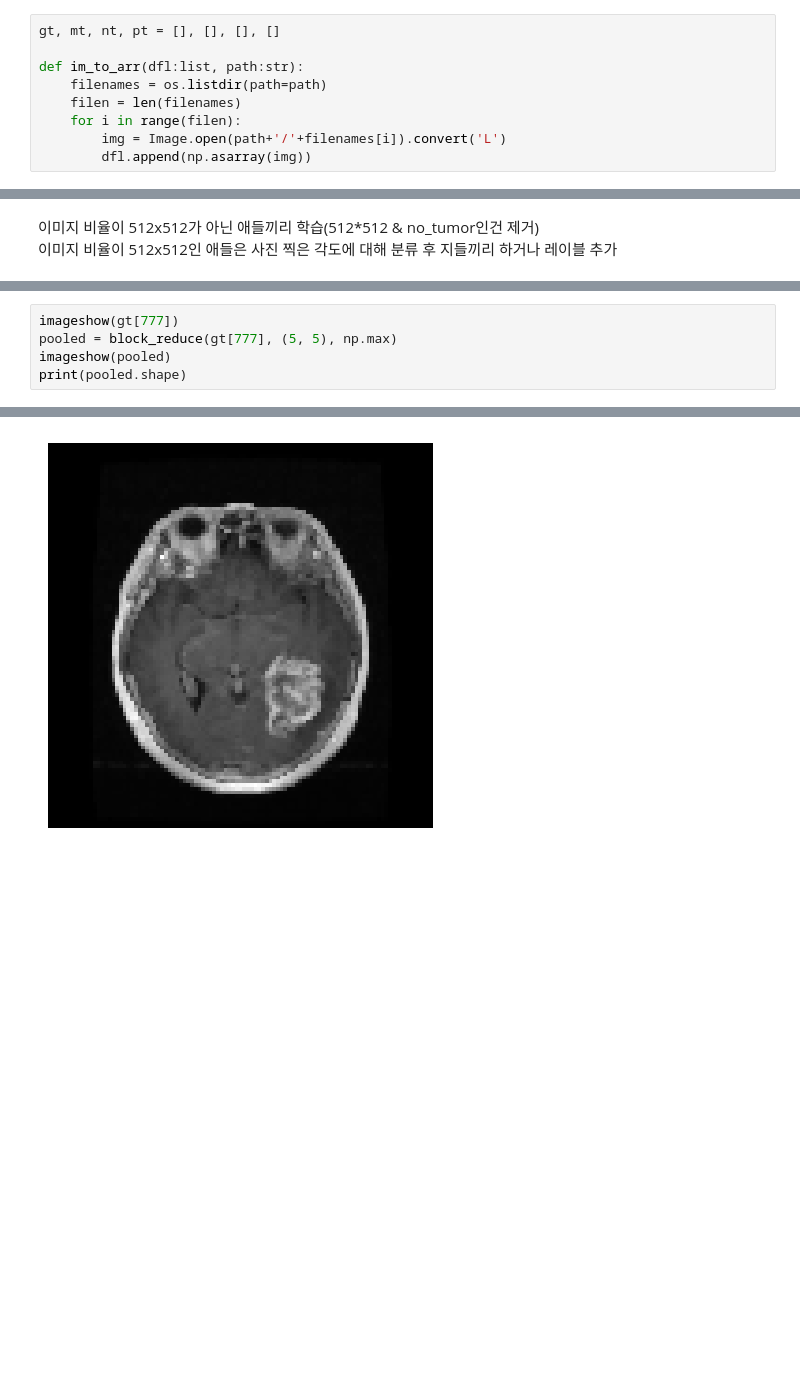
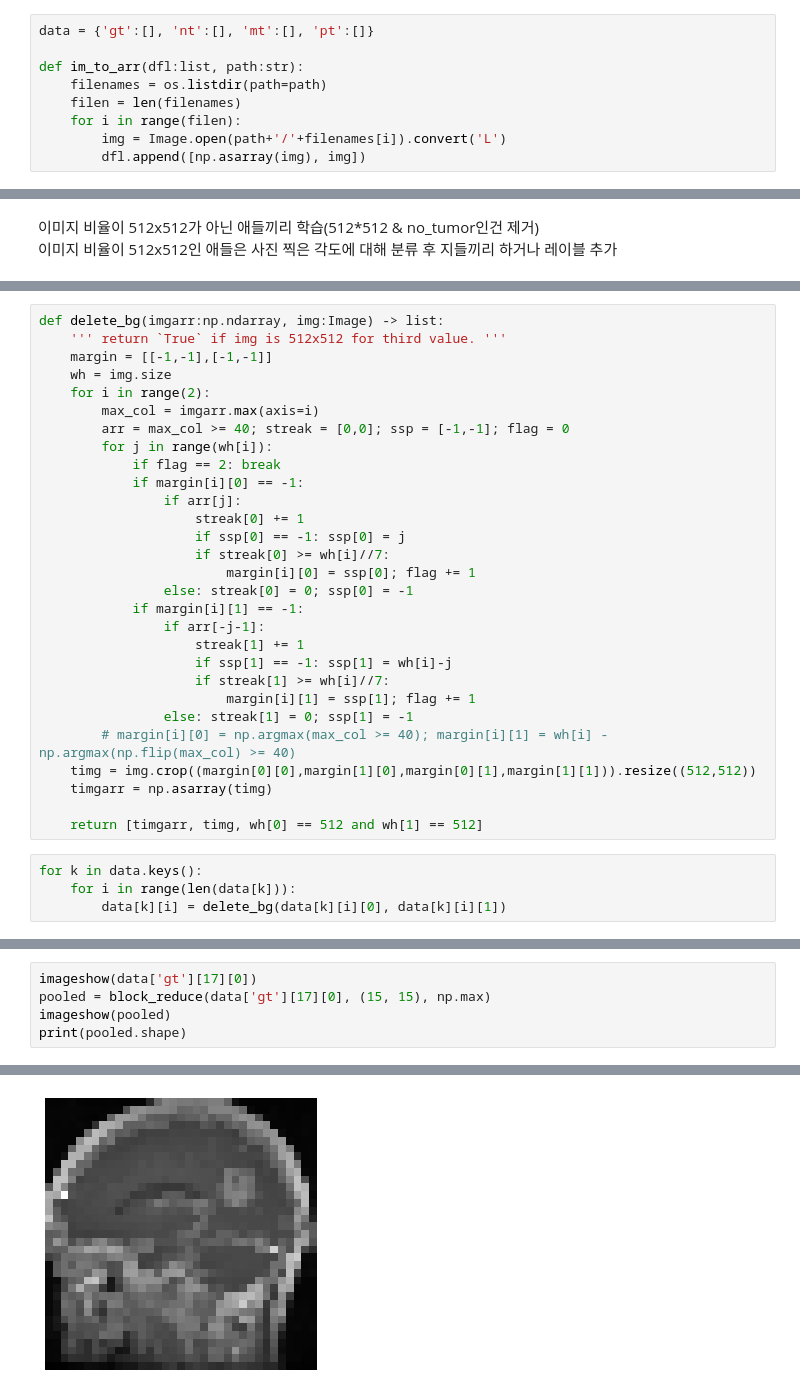
Before and after one commit to naniri04/Ossw_Final, a Jupyter notebook: main.ipynb, the cells around one changed output, grey strips where cells are left out. Saved outputs shown, nothing was run; the diff lists cells and outputs as text; blank space fills up the shorter version.

```diff
--- a/main.ipynb
+++ b/main.ipynb
@@ -11,10 +10,10 @@ import cv2
 # %%
-gt, mt, nt, pt = [], [], [], []
+data = {'gt':[], 'nt':[], 'mt':[], 'pt':[]}
 
 def im_to_arr(dfl:list, path:str):
     filenames = os.listdir(path=path)
     filen = len(filenames)
     for i in range(filen):
         img = Image.open(path+'/'+filenames[i]).convert('L')
-        dfl.append(np.asarray(img))
+        dfl.append([np.asarray(img), img])
 # %%
@@ -66,0 +46,33 @@ delete_bg(gt[777])
+# %%
+def delete_bg(imgarr:np.ndarray, img:Image) -> list:
+    ''' return `True` if img is 512x512 for third value. '''
+    margin = [[-1,-1],[-1,-1]]
+    wh = img.size
+    for i in range(2):
+        max_col = imgarr.max(axis=i)
+        arr = max_col >= 40; streak = [0,0]; ssp = [-1,-1]; flag = 0
+        for j in range(wh[i]):
+            if flag == 2: break
+            if margin[i][0] == -1:
+                if arr[j]:
+                    streak[0] += 1
+                    if ssp[0] == -1: ssp[0] = j
+                    if streak[0] >= wh[i]//7:
+                        margin[i][0] = ssp[0]; flag += 1
+                else: streak[0] = 0; ssp[0] = -1
+            if margin[i][1] == -1:
+                if arr[-j-1]:
+                    streak[1] += 1
+                    if ssp[1] == -1: ssp[1] = wh[i]-j
+                    if streak[1] >= wh[i]//7:
+                        margin[i][1] = ssp[1]; flag += 1
+                else: streak[1] = 0; ssp[1] = -1
+        # margin[i][0] = np.argmax(max_col >= 40); margin[i][1] = wh[i] - np.argmax(np.flip(max_col) >= 40)
+    timg = img.crop((margin[0][0],margin[1][0],margin[0][1],margin[1][1])).resize((512,512))
+    timgarr = np.asarray(timg)
+
+    return [timgarr, timg, wh[0] == 512 and wh[1] == 512]
+# %%
+for k in data.keys():
+    for i in range(len(data[k])):
+        data[k][i] = delete_bg(data[k][i][0], data[k][i][1])
@@ -67,6 +86,6 @@ delete_bg(gt[777])
 # %%
-imageshow(gt[777])
-pooled = block_reduce(gt[777], (5, 5), np.max)
+imageshow(data['gt'][17][0])
+pooled = block_reduce(data['gt'][17][0], (15, 15), np.max)
 imageshow(pooled)
 print(pooled.shape)
 # %% [output]
@@ -74 +93 @@ print(pooled.shape)
-[figure, old version]
+[figure, new version]
```
Also changed, not shown: parts of 8 cells of this notebook.
